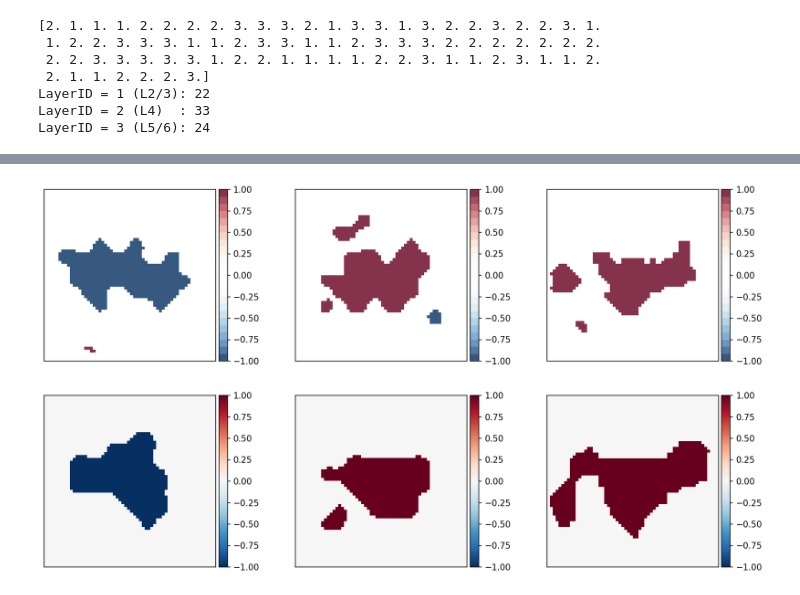
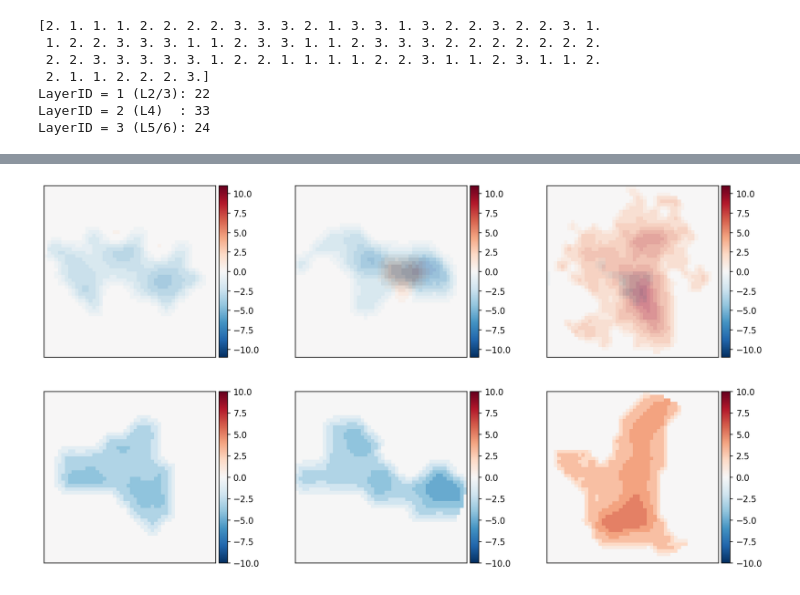
Before and after one commit to AddingAddict/OrientationSSB, a Jupyter notebook: notebooks/tuan_lempel_response_data.ipynb, the cells around one changed output, grey strips where cells are left out. Drawn from its saved outputs; the diff is of its cells as text; code cells hidden in the pictures.

Commit message:
add notebooks and plots

```diff
--- a/notebooks/tuan_lempel_response_data.ipynb
+++ b/notebooks/tuan_lempel_response_data.ipynb
@@ -125,7 +145,7 @@ fig,axs = plt.subplots(2,3,figsize=(15,8),dpi=150)
 
 for idx,Ldict in enumerate([L23_data,L4_data,L56_data]):
     pf.doubimshbar(fig,axs[0,idx],Ldict['SR_ON'][data_ids[idx]],
-                   -Ldict['SR_OF'][data_ids[idx]],vmin=-1,vmax=1)
+                   -Ldict['SR_OF'][data_ids[idx]],vmin=-10,vmax=10)
     pf.imshowbar(fig,axs[1,idx],Ldict['RF_ON'][data_ids[idx]]-\
-                 Ldict['RF_OF'][data_ids[idx]],vmin=-1,vmax=1)
+                 Ldict['RF_OF'][data_ids[idx]],vmin=-10,vmax=10)
 # %% [output]
@@ -217,7 +248,7 @@ fig.subplots_adjust(wspace=0.3,hspace=0.3)
 axs = axs.ravel()
 
 for col_idx,key,data_max,col_label in zip(range(6),['sepr','bias','dist','SR_OS','SR_MR','totar'],
-                                          [1,1,17,1,2,350],
+                                          [1,1,15,1,2,350],
                                           ['Subregion Separation Index','Subregion Bias Index',
                                            'Subregion Distance (deg)','Subregion Response OS',
                                            'Subregion Response MR',r'Total Area (deg${}^2$)']):
@@ -241,0 +273,29 @@ axs[0].legend(fontsize=8)
+# %%
+nbins = 100
+
+fig,axs = plt.subplots(2,2,figsize=(4,4),dpi=150)
+fig.subplots_adjust(wspace=0.7,hspace=0.7)
+axs = axs.ravel()
+
+for col_idx,key,data_max,col_label in zip(range(6),['sepr','bias','dist','totar'],
+                                          [1,1,13,350],
+                                          ['Separation Index','Bias Index',
+                                           'ON-OFF Distance (deg)',r'Total Area (deg${}^2$)']):
+    for Lidx,Ldict,Lsize,Llabel in zip(range(3),[L4_data,L23_data],[N4,N23],
+                                       ['L4','L2/3']):
+        axs[col_idx].hist(Ldict[key],np.linspace(-data_max/(2*nbins),data_max+data_max/(2*nbins),2+nbins),
+                                  density=True,cumulative=True,histtype='step',
+                                  color='C{:d}'.format(Lidx),alpha=0.8,label=Llabel)
+
+        # axs[col_idx].errorbar(np.nanmean(Ldict[key]),(Lidx+1)*0.05,
+        #                       xerr=np.nanstd(Ldict[key])/np.sqrt(Lsize-1),
+        #                       color='C{:d}'.format(Lidx),fmt='.',capsize=2,label=Llabel+' mean')
+
+    axs[col_idx].set_xlim(0,data_max)
+    axs[col_idx].set_ylim(0,1)
+    axs[col_idx].set_xlabel(col_label)
+    axs[col_idx].set_ylabel('CDF')
+
+axs[0].legend(fontsize=8)
+
+# fig.savefig('./../plots/CosyneFigure_1.pdf',dpi=300)
@@ -241,0 +304,6 @@ axs[0].legend(fontsize=8)
+# %%
+L23_data['EP_OS'] = np.array([0.4760528723,0.3308279703,0.3223525826,0.3264914623,0.2191160552,0.2670176327,0.3934186142,0.5228838893,0.6576787437,0.3152900944,0.2300845088,0.2879100778,0.1286789543,0.156303277,0.3726522291,0.222508609,0.06290847508,0.2997602291,0.4645211984,0.3479613676,0.3658606169,0.2790871587,0.2034199102,0.1324653136,0.1105581452,0.4530480435,0.3046028612,0.2753179159,0.2895791202,0.1385549466,0.09273950353,0.1029055413,0.1297276592,0.3382020946,0.3014209066,0.1634362917,0.2201820087,0.5803249244,0.211787448,0.2601471123,0.4590994767,0.3340753884])
+L23_data['EP_MR'] = np.array([0.1623575659,0.05879047185,0.3198470798,0.2099709291,0.6890895375,0.3269520803,0.7561768304,0.747605961,0.2836139831,0.5082253003,0.606038747,0.3097853269,0.8872722254,0.1658928953,0.7847403221,0.3472182434,0.3299478361,0.9292291885,0.2322139092,0.3371157299,0.6676644707,0.7243157734,0.5829558928,0.678180949,0.8193948157,0.2642680126,1.057557743,0.3023558407,0.110159821,1.019013221,0.5683430573,1.379353468,0.6594113705,0.716423324,0.6857107651,0.3122903688,0.3420403137,0.8910184375,0.7644300107,0.6909518987,0.2993528204,0.7997260236])
+
+L4_data['EP_OS'] = np.array([0.1194864161,0.1525679935,0.4874608911,0.1602774903,0.1135888739,0.06703226326,0.2536722445,0.2177989474,0.09716525651,0.03831831073,0.2660086059,0.08905891804,0.1688203565,0.1639439702,0.1382016261,0.09940273834,0.04530679464,0.1770105479,0.05676717173,0.1314834953,0.1962750815,0.08812243301,0.08857312978,0.2550182647,0.02655808307,0.2246883286,0.1381629738,0.06884612782,0.6763916662,0.2816100845,0.06381390939,0.03777911662])
+L4_data['EP_MR'] = np.array([1.429275541,0.9966617649,0.4300636681,0.4753921161,0.333099888,0.3477431124,0.5499137837,0.03472418284,1.253581303,0.1818181818,0.8188426414,0.7071452199,1.631316093,0.2324873054,0.7454389391,0.732799123,0.5291057862,1.230214831,0.2716490582,0.7549452965,0.3782131785,0.2386198008,0.5080813638,1.913991385,0.4691310464,0.6472135955,0.531972272,0.9647422213,0.3663468105,0.4852765568,0.1302685025,0.1624876421])
@@ -284,11 +462,11 @@ L2/3 vs L5/6 MR: KstestResult(statistic=0.1856060606060606, pvalue=0.75358645317
 # %%
 fig,axs = plt.subplots(2,3,figsize=(15,8),dpi=150)
 
 for idx,Ldict in enumerate([L23_data,L4_data,L56_data]):
     data_id = np.argmax(Ldict['SR_OS'])
     pf.doubimshbar(fig,axs[0,idx],Ldict['SR_ON'][data_id],
-                   -Ldict['SR_OF'][data_id],vmin=-1,vmax=1)
+                   -Ldict['SR_OF'][data_id],vmin=-10,vmax=10)
     pf.imshowbar(fig,axs[1,idx],Ldict['RF_ON'][data_id]-\
-                 Ldict['RF_OF'][data_id],vmin=-1,vmax=1)
+                 Ldict['RF_OF'][data_id],vmin=-10,vmax=10)
 # %% [output]
-[figure, old version]
+[figure, new version]
```
Also changed, not shown: parts of 12 cells of this notebook, 11 other files.
